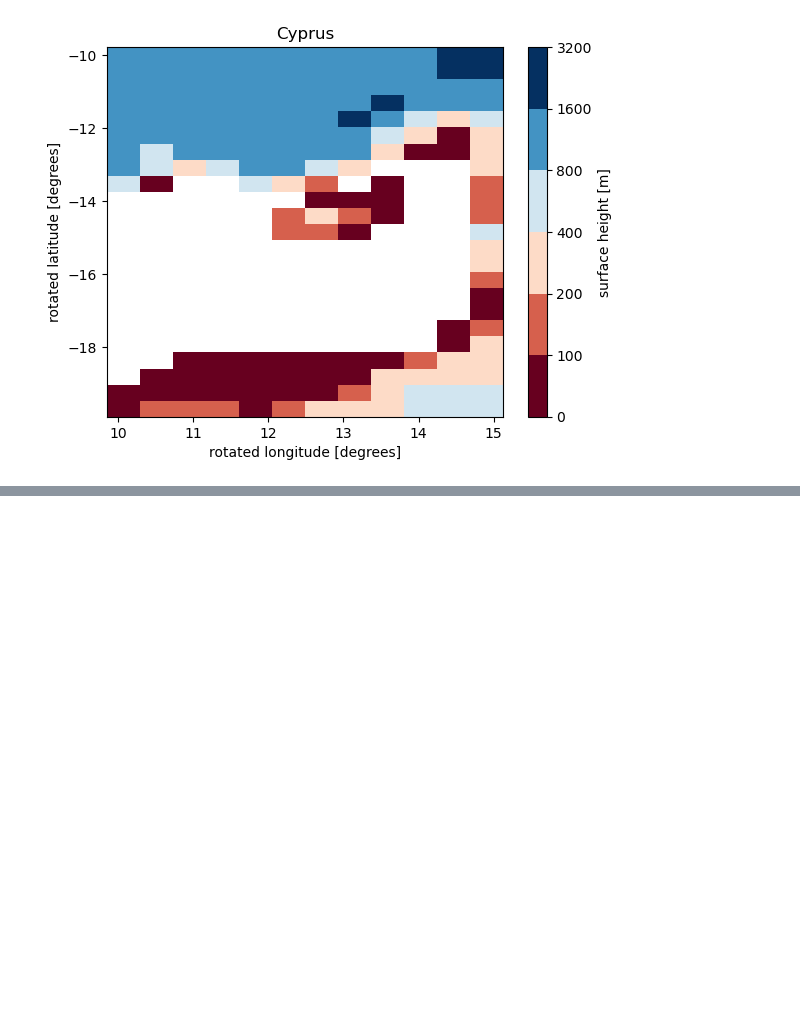
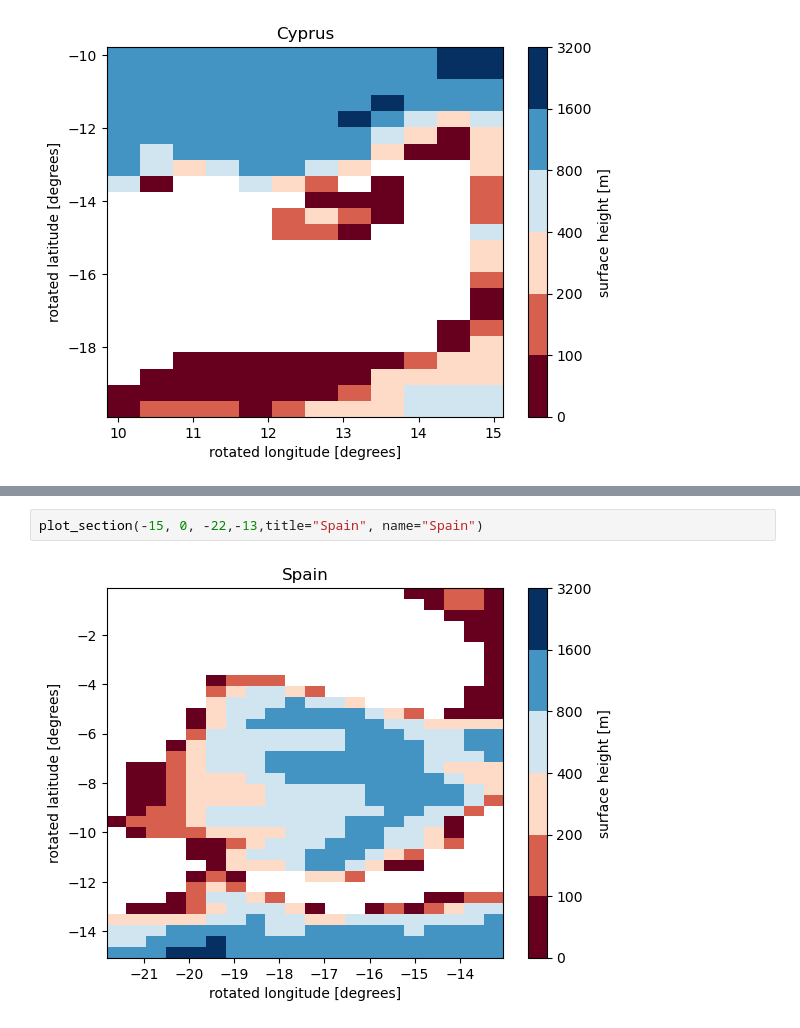
Before and after one commit to jwohland/lucas_3dwinds, a Jupyter notebook: notebooks/10_casestudy_definitions.ipynb, the cells around one changed output, grey strips where cells are left out. Cells and saved outputs as stored; diff of their text form; blank space fills up the shorter version.

```diff
--- a/notebooks/10_casestudy_definitions.ipynb
+++ b/notebooks/10_casestudy_definitions.ipynb
@@ -38,0 +65,4 @@ plot_section(-20, -10, 10, 15, title="Cyprus")
+# %%
+plot_section(-15, 0, -22,-13,title="Spain", name="Spain")
+# %% [output]
+[figure, added]
```
Also changed, not shown: parts of 6 cells of this notebook, 1 other file.
